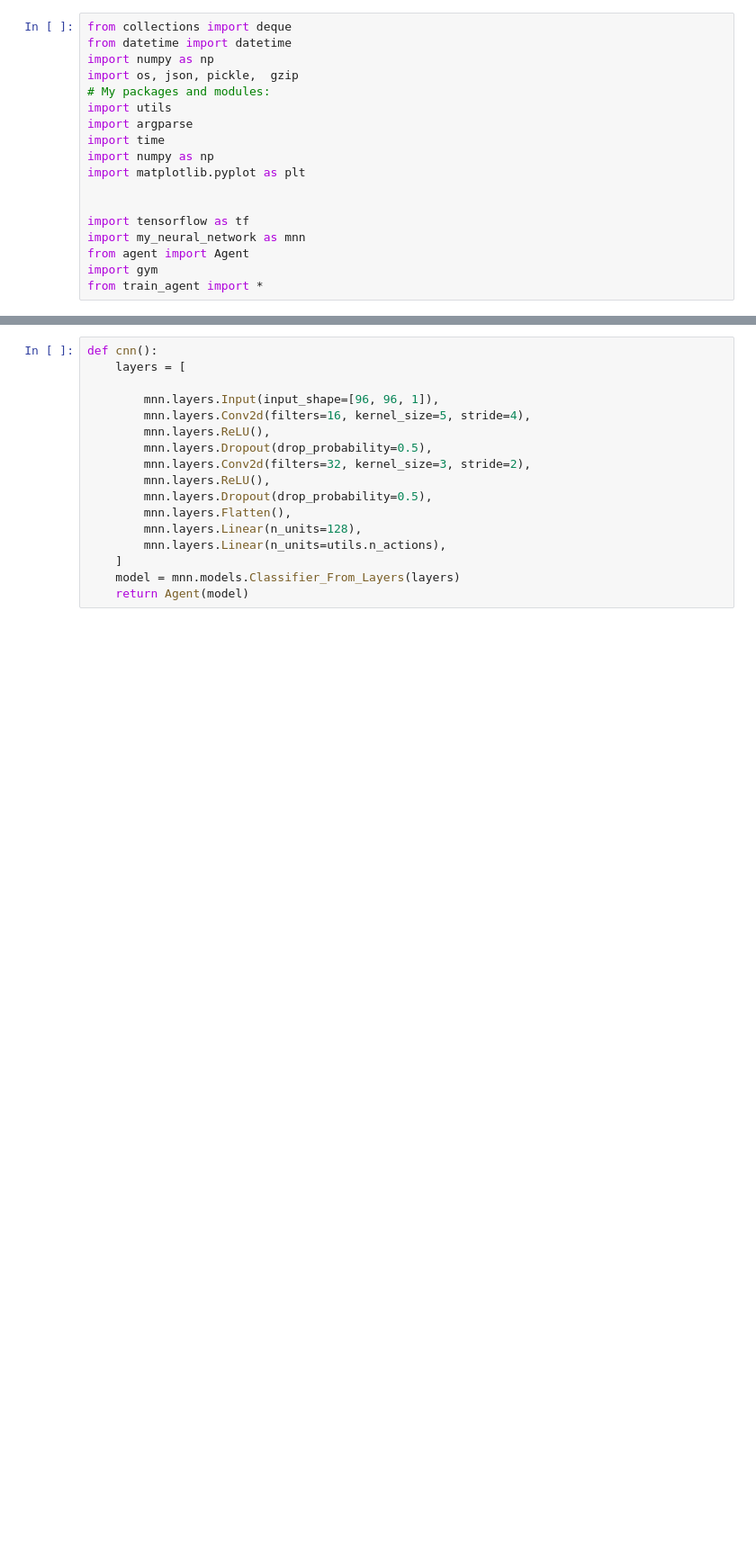
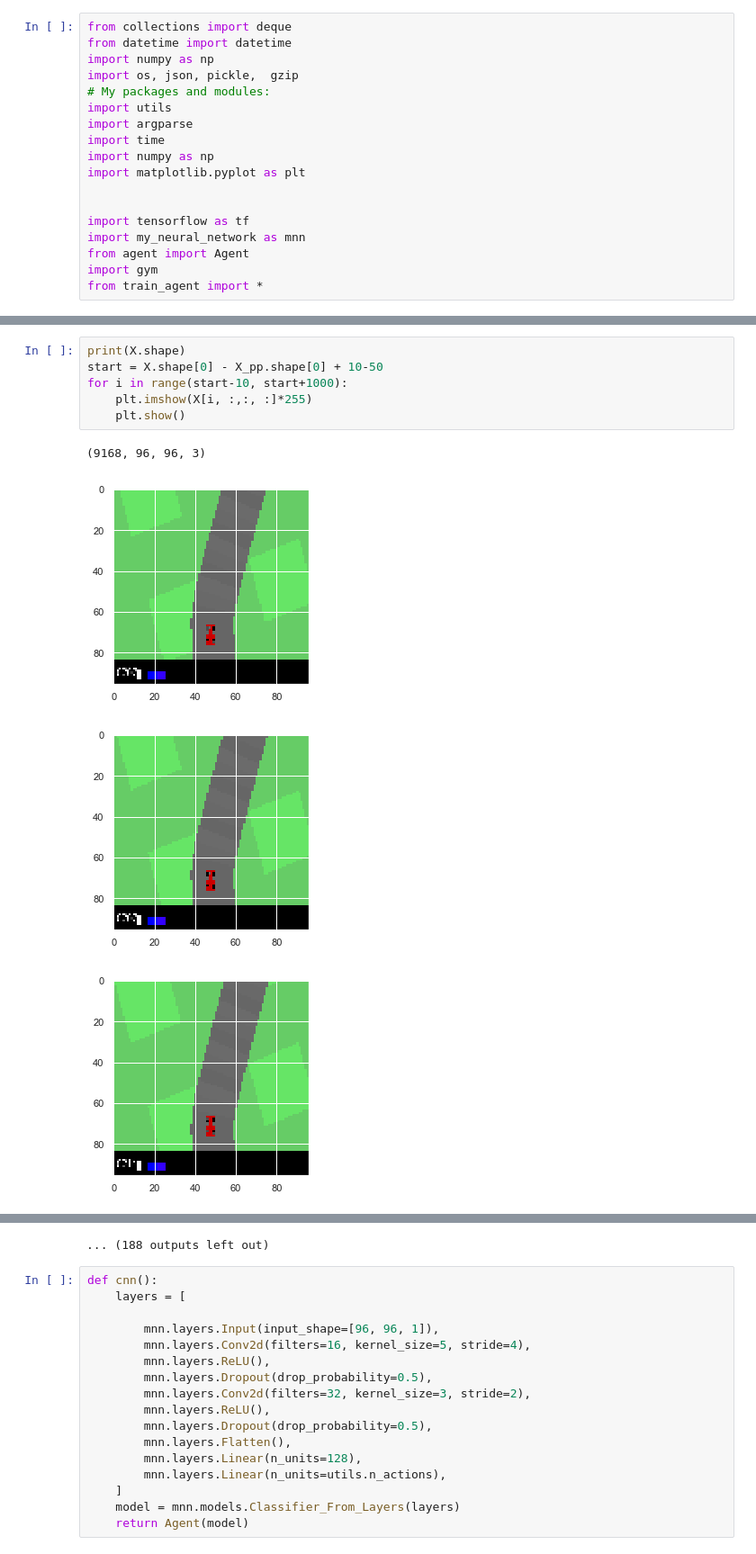
Before and after one commit to AvoyDatta/ImitationRacer, a Jupyter notebook: src/lstm_tests.ipynb, the cells around one changed output, grey strips where cells are left out. Shown at 90% size. Drawn from its saved outputs; the diff is of its cells as text; blank space fills up the shorter version.

```diff
--- a/src/lstm_tests.ipynb
+++ b/src/lstm_tests.ipynb
@@ -60,0 +60,11 @@ for i in range(30):
+# %%
+print(X.shape)
+start = X.shape[0] - X_pp.shape[0] + 10-50
+for i in range(start-10, start+1000):
+    plt.imshow(X[i, :,:, :]*255)
+    plt.show()
+# %% [output]
+(9168, 96, 96, 3)
+[figure, added]
+[figure, added]
+[figure, added]
@@ -61,3 +79,4 @@ for i in range(30):
+... (188 outputs left out)
 # %%
 def cnn():
     layers = [
```
Also changed, not shown: parts of 3 cells of this notebook, 3 other files.
